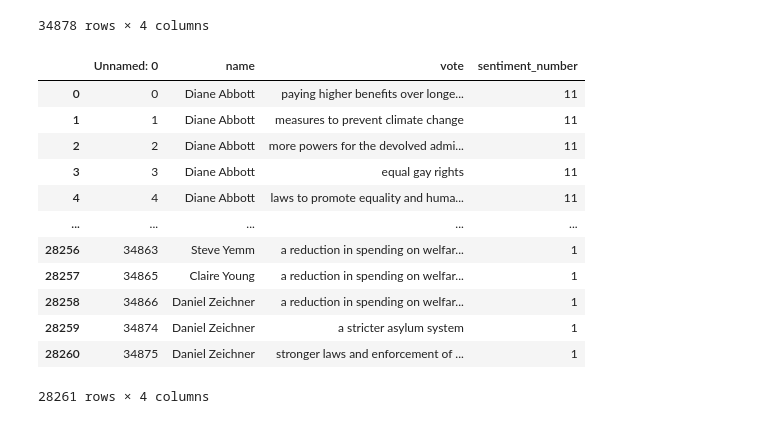
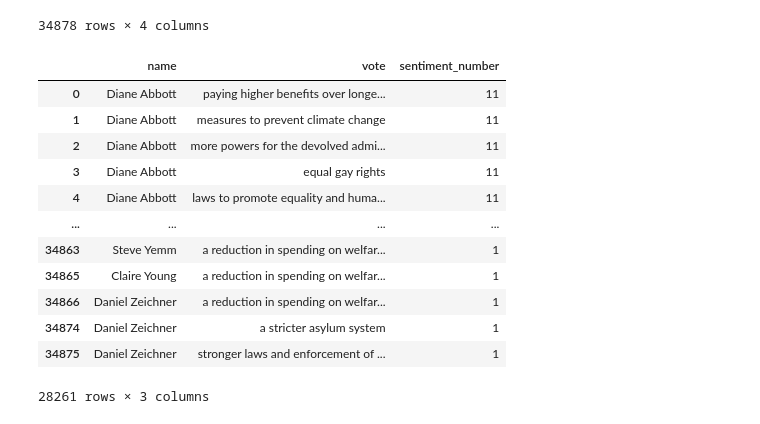
Before and after one commit to BrendanBirdfield/MP-Donors-and-Voting-Record-Data-Project, a Jupyter notebook: MPDonorCorrelation.ipynb, the cells around one changed output. Saved outputs shown, nothing was run; the diff lists cells and outputs as text; code cells hidden in the pictures.

```diff
--- a/MPDonorCorrelation.ipynb
+++ b/MPDonorCorrelation.ipynb
@@ -351,5 +351,21 @@ sorted["sentiment_number"] = sorted["sentiment_number"].astype("int")
 # %%
 #removing duplicates
 sorted = sorted.drop_duplicates(keep="first")
+# %%
+sorted
+# %% [output]
+|  | name | vote | sentiment_number |
+| 0 | Diane Abbott | paying higher benefits over longe... | 11 |
+| 1 | Diane Abbott | measures to prevent climate change | 11 |
+| 2 | Diane Abbott | more powers for the devolved admi... | 11 |
+| 3 | Diane Abbott | equal gay rights | 11 |
+| 4 | Diane Abbott | laws to promote equality and huma... | 11 |
+| ... | ... | ... | ... |
+| 34863 | Steve Yemm | a reduction in spending on welfar... | 1 |
+| 34865 | Claire Young | a reduction in spending on welfar... | 1 |
+| 34866 | Daniel Zeichner | a reduction in spending on welfar... | 1 |
+| 34874 | Daniel Zeichner | a stricter asylum system | 1 |
+| 34875 | Daniel Zeichner | stronger laws and enforcement of ... | 1 |
+28261 rows × 3 columns
 # %%
 sorted.to_csv("mp_votes_sentiment.csv")
@@ -358,16 +371,0 @@ mp_votes = pd.read_csv("mp_votes_sentiment.csv")
-# %%
-mp_votes
-# %% [output]
-|  | Unnamed: 0 | name | vote | sentiment_number |
-| 0 | 0 | Diane Abbott | paying higher benefits over longe... | 11 |
-| 1 | 1 | Diane Abbott | measures to prevent climate change | 11 |
-| 2 | 2 | Diane Abbott | more powers for the devolved admi... | 11 |
-| 3 | 3 | Diane Abbott | equal gay rights | 11 |
-| 4 | 4 | Diane Abbott | laws to promote equality and huma... | 11 |
-| ... | ... | ... | ... | ... |
-| 28256 | 34863 | Steve Yemm | a reduction in spending on welfar... | 1 |
-| 28257 | 34865 | Claire Young | a reduction in spending on welfar... | 1 |
-| 28258 | 34866 | Daniel Zeichner | a reduction in spending on welfar... | 1 |
-| 28259 | 34874 | Daniel Zeichner | a stricter asylum system | 1 |
-| 28260 | 34875 | Daniel Zeichner | stronger laws and enforcement of ... | 1 |
-28261 rows × 4 columns
```
Also changed, not shown: parts of 3 cells of this notebook.
